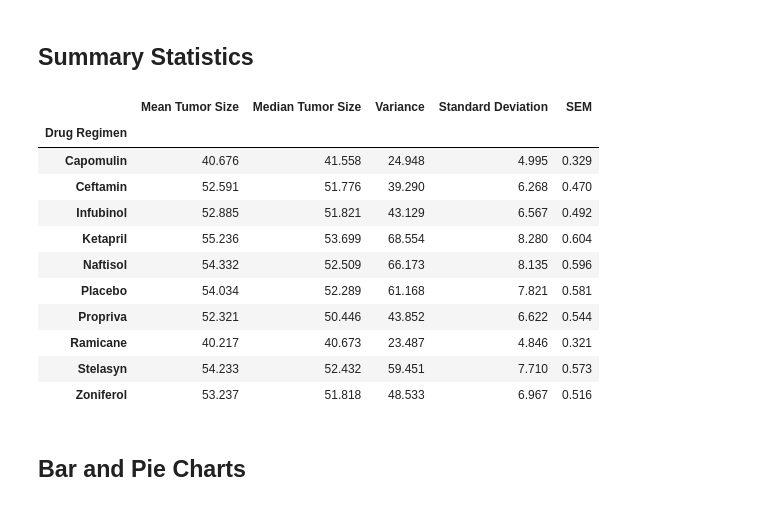
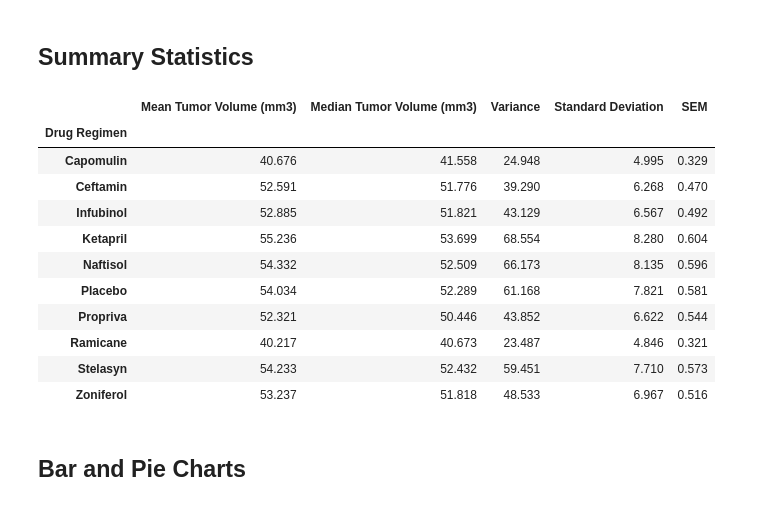
Before and after one commit to msullivan987/MatPlotLib_Challenge, a Jupyter notebook: pymaceuticals_MES.ipynb, the cells around one changed output. Drawn from its saved outputs; the diff is of its cells as text; code cells hidden in the pictures.

```diff
--- a/pymaceuticals_MES.ipynb
+++ b/pymaceuticals_MES.ipynb
@@ -95,25 +101,25 @@ len(comb_mouse_df["Mouse ID"].unique())
 # %%
 # Generate a summary statistics table of mean, median, variance, standard deviation, and SEM of the tumor volume for each regimen
 
 # This method produces everything in a single groupby function
 group_by_regimen = comb_mouse_df.groupby(["Drug Regimen"])
 
 mean_tumor = round(group_by_regimen["Tumor Volume (mm3)"].mean(),3)
 median_tumor = round(group_by_regimen["Tumor Volume (mm3)"].median(),3)
 variance_tumor = round(group_by_regimen["Tumor Volume (mm3)"].var(),3)
 std_tumor = round(group_by_regimen["Tumor Volume (mm3)"].std(),3)
 sem_tumor = round(group_by_regimen["Tumor Volume (mm3)"].sem(),3)
 
 summary_groupby_df = pd.DataFrame({
-    "Mean Tumor Size":mean_tumor,
-    "Median Tumor Size":median_tumor,
+    "Mean Tumor Volume (mm3)":mean_tumor,
+    "Median Tumor Volume (mm3)":median_tumor,
     "Variance":variance_tumor,
     "Standard Deviation":std_tumor,
     "SEM":sem_tumor
 })
 summary_groupby_df
 # %% [output]
-|  | Mean Tumor Size | Median Tumor Size | Variance | Standard Deviation | SEM |
+|  | Mean Tumor Volume (mm3) | Median Tumor Volume (mm3) | Variance | Standard Deviation | SEM |
 | Drug Regimen |  |  |  |  |  |
 | Capomulin | 40.676 | 41.558 | 24.948 | 4.995 | 0.329 |
 | Ceftamin | 52.591 | 51.776 | 39.290 | 6.268 | 0.470 |
```
Also changed, not shown: parts of 4 cells of this notebook.
